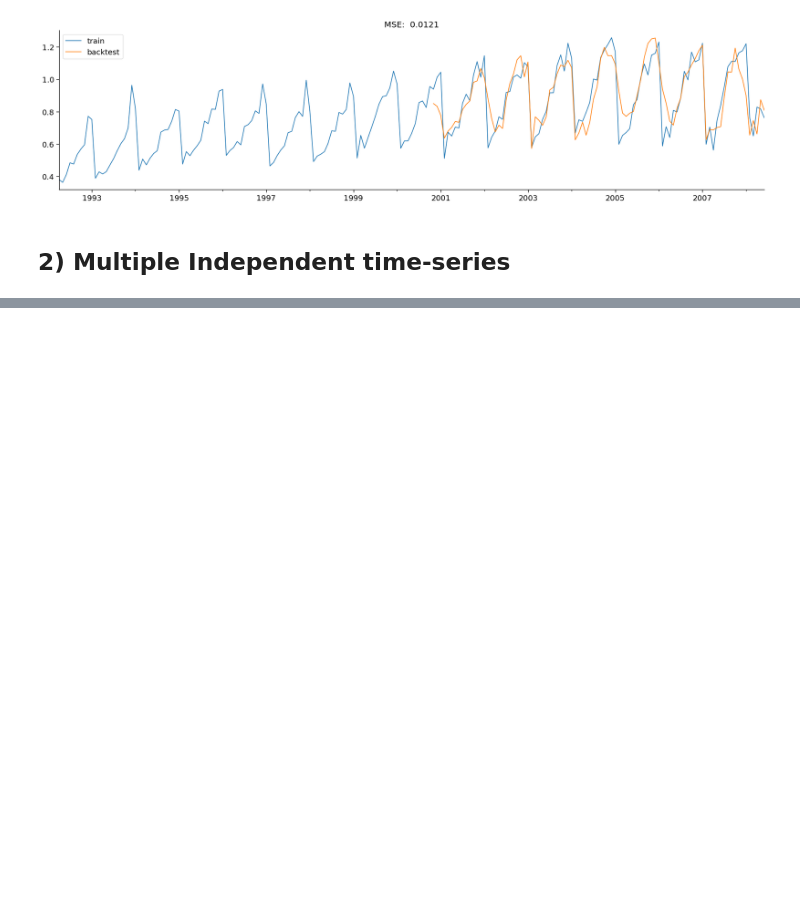
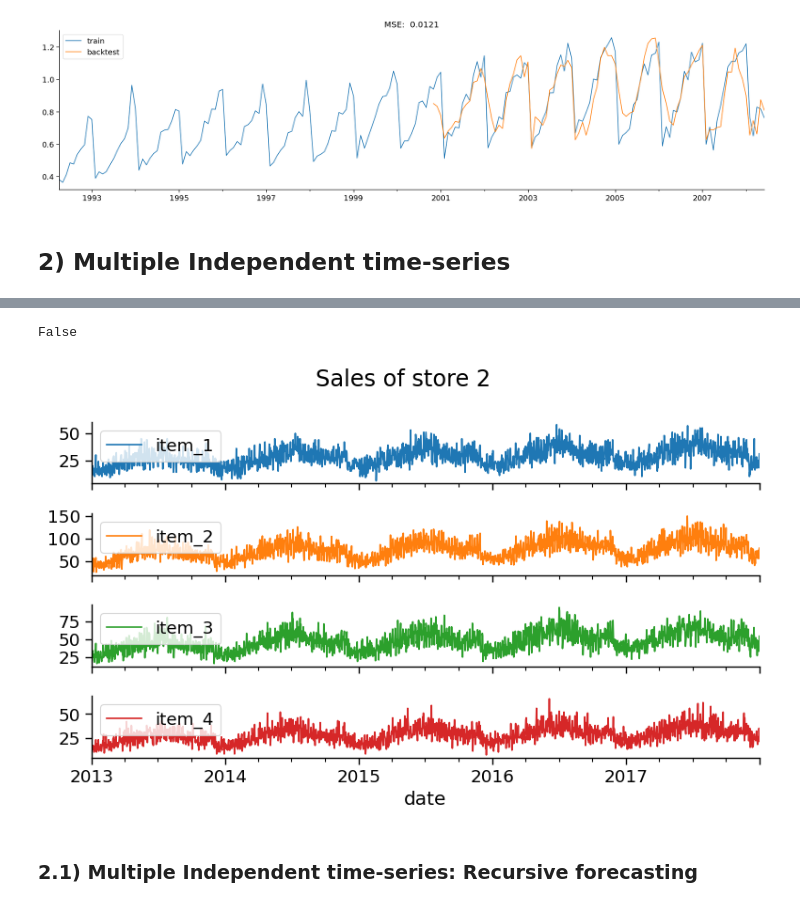
Before and after one commit to razielar/forecasting_with_ML, a Jupyter notebook: 04_backtesting/05_backtesting_with_gap.ipynb, the cells around one changed output, grey strips where cells are left out. Cells and saved outputs as stored; diff of their text form; code cells hidden in the pictures; blank space fills up the shorter version.

Commit message:
done backtesting; start daily exercise

```diff
--- a/04_backtesting/05_backtesting_with_gap.ipynb
+++ b/04_backtesting/05_backtesting_with_gap.ipynb
@@ -165,3 +166,7 @@ plt.show()
 [figure]
 # %% [markdown]
 ## 2) Multiple Independent time-series
+# %%
+# Load the data
+data = fetch_dataset(name="store_sales", raw=True)
+data
@@ -167,0 +195,29 @@ plt.show()
+# %%
+# Data preprocessing
+
+selected_store = 2
+selected_items = data.item.unique()  # All items
+# selected_items = [1, 2, 3, 4, 5] # Selection of items to reduce computation time
+
+# Filter data to specific stores and products
+mask = (data["store"] == selected_store) & (data["item"].isin(selected_items))
+data = data[mask].copy()
+
+# Convert `date` column to datetime
+data["date"] = pd.to_datetime(data["date"], format="%Y-%m-%d")
+
+# Convert to one column per time series
+data = pd.pivot_table(data=data, values="sales", index="date", columns="item")
+
+# Reset column names
+data.columns.name = None
+data.columns = [f"item_{col}" for col in data.columns]
+
+# Explicitly set the frequency of the data to daily.
+# This would introduce missing values for missing days.
+data = data.asfreq("1D")
+
+# Sort by time
+data = data.sort_index()
+
+data.head(4)
@@ -167,0 +231,18 @@ plt.show()
+# %%
+# Check if any missing values introduced
+data.isnull().sum().any()
+# %% [output]
+False
+# %%
+# Plot a subset of the time series
+fig, ax = plt.subplots(figsize=(8, 5))
+data.iloc[:, :4].plot(
+    legend=True,
+    subplots=True,
+    sharex=True,
+    title="Sales of store 2",
+    ax=ax,
+)
+fig.tight_layout();
+# %% [output]
+[figure, added]
@@ -167,0 +251,2 @@ plt.show()
+# %% [markdown]
+### 2.1) Multiple Independent time-series: Recursive forecasting
```
Also changed, not shown: parts of 10 cells of this notebook, 1 other file.
